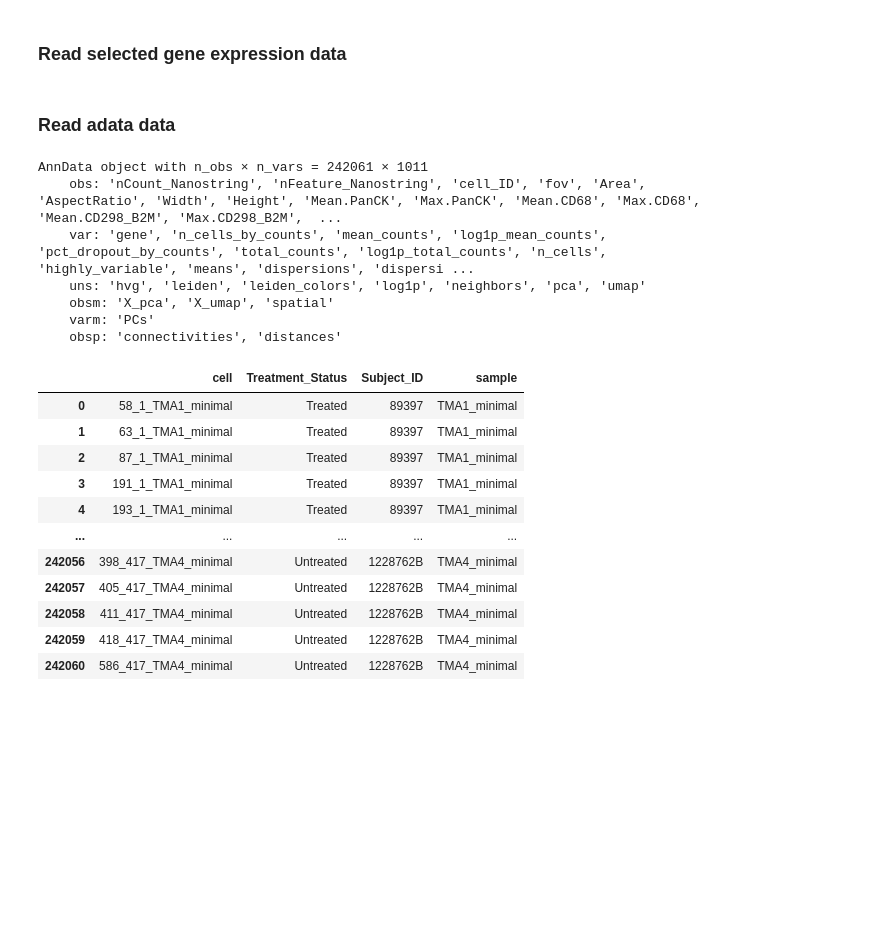
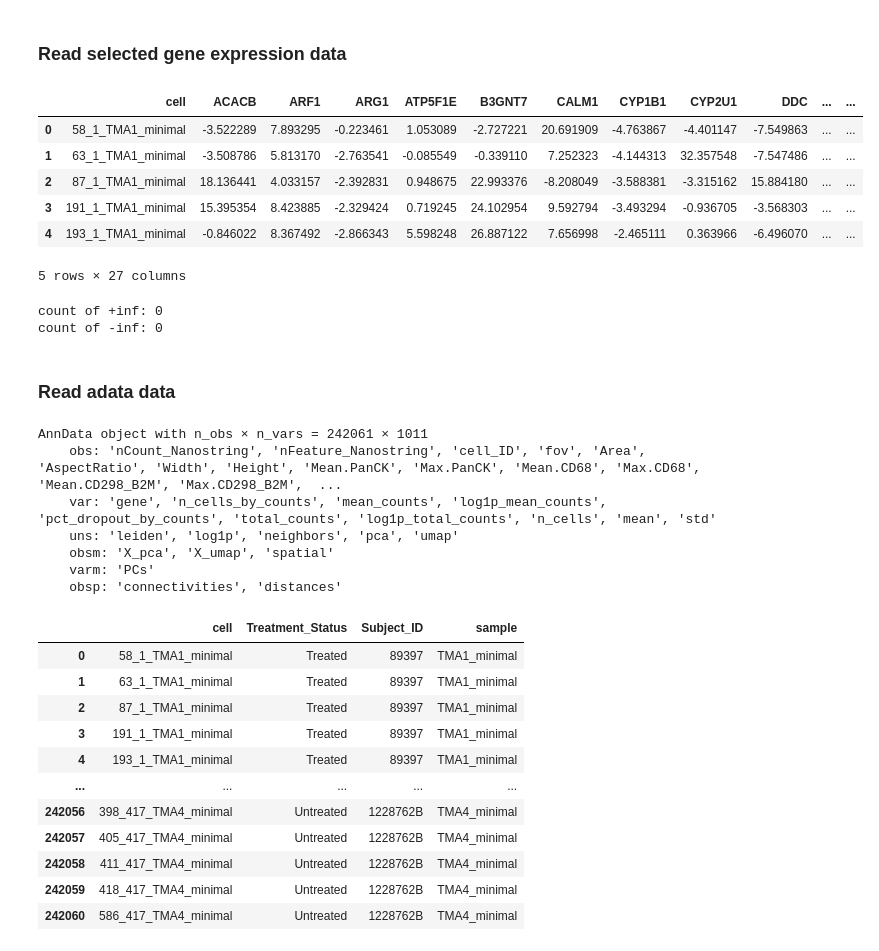
Before and after one commit to sadeghetemad/nanostring-cosmx-spatial-omics-modeling, a Jupyter notebook: notebooks/cell_detector.ipynb, the cells around one changed output. Drawn from its saved outputs; the diff is of its cells as text; code cells hidden in the pictures; blank space fills up the shorter version.

Commit message:
chore: change data directory

```diff
--- a/notebooks/cell_detector.ipynb
+++ b/notebooks/cell_detector.ipynb
@@ -17,0 +20,4 @@ import seaborn as sns
+# %%
+base_dir = Path().resolve()
+parent_dir = base_dir.parent
+parent_dir
@@ -53,22 +72,33 @@ reactions_df = reactions_df.replace(-np.inf, 0)
 # %% [markdown]
 ### Read selected gene expression data
 # %%
-gene_df = pd.read_csv('scCellFie_genes_with_name.csv', low_memory=False)
+gene_df = pd.read_csv(parent_dir / 'data/scCellFie/scCellFie_genes_with_name.csv', low_memory=False)
 gene_df.rename(columns={'Unnamed: 0':'cell'},inplace=True)
 gene_df.head()
+# %% [output]
+|  | cell | ACACB | ARF1 | ARG1 | ATP5F1E | B3GNT7 | CALM1 | CYP1B1 | CYP2U1 | DDC | ... | ... |
+| 0 | 58_1_TMA1_minimal | -3.522289 | 7.893295 | -0.223461 | 1.053089 | -2.727221 | 20.691909 | -4.763867 | -4.401147 | -7.549863 | ... | ... |
+| 1 | 63_1_TMA1_minimal | -3.508786 | 5.813170 | -2.763541 | -0.085549 | -0.339110 | 7.252323 | -4.144313 | 32.357548 | -7.547486 | ... | ... |
+| 2 | 87_1_TMA1_minimal | 18.136441 | 4.033157 | -2.392831 | 0.948675 | 22.993376 | -8.208049 | -3.588381 | -3.315162 | 15.884180 | ... | ... |
+| 3 | 191_1_TMA1_minimal | 15.395354 | 8.423885 | -2.329424 | 0.719245 | 24.102954 | 9.592794 | -3.493294 | -0.936705 | -3.568303 | ... | ... |
+| 4 | 193_1_TMA1_minimal | -0.846022 | 8.367492 | -2.866343 | 5.598248 | 26.887122 | 7.656998 | -2.465111 | 0.363966 | -6.496070 | ... | ... |
+5 rows × 27 columns
 # %%
 print("count of +inf:", np.isposinf(gene_df.iloc[:,1:].to_numpy()).sum())
 print("count of -inf:", np.isneginf(gene_df.iloc[:,1:].to_numpy()).sum())
+# %% [output]
+count of +inf: 0
+count of -inf: 0
 # %% [markdown]
 ### Read adata data
 # %%
-adata = sc.read('merged_TMA_processed.h5ad')
+adata = sc.read(parent_dir / 'data/h5ad/merged_TMA_processed_compatible.h5ad')
 adata
 # %% [output]
 AnnData object with n_obs × n_vars = 242061 × 1011
     obs: 'nCount_Nanostring', 'nFeature_Nanostring', 'cell_ID', 'fov', 'Area', 'AspectRatio', 'Width', 'Height', 'Mean.PanCK', 'Max.PanCK', 'Mean.CD68', 'Max.CD68', 'Mean.CD298_B2M', 'Max.CD298_B2M',  ...
-    var: 'gene', 'n_cells_by_counts', 'mean_counts', 'log1p_mean_counts', 'pct_dropout_by_counts', 'total_counts', 'log1p_total_counts', 'n_cells', 'highly_variable', 'means', 'dispersions', 'dispersi ...
-    uns: 'hvg', 'leiden', 'leiden_colors', 'log1p', 'neighbors', 'pca', 'umap'
+    var: 'gene', 'n_cells_by_counts', 'mean_counts', 'log1p_mean_counts', 'pct_dropout_by_counts', 'total_counts', 'log1p_total_counts', 'n_cells', 'mean', 'std'
+    uns: 'leiden', 'log1p', 'neighbors', 'pca', 'umap'
     obsm: 'X_pca', 'X_umap', 'spatial'
     varm: 'PCs'
     obsp: 'connectivities', 'distances'
```
Also changed, not shown: parts of 10 cells of this notebook.
